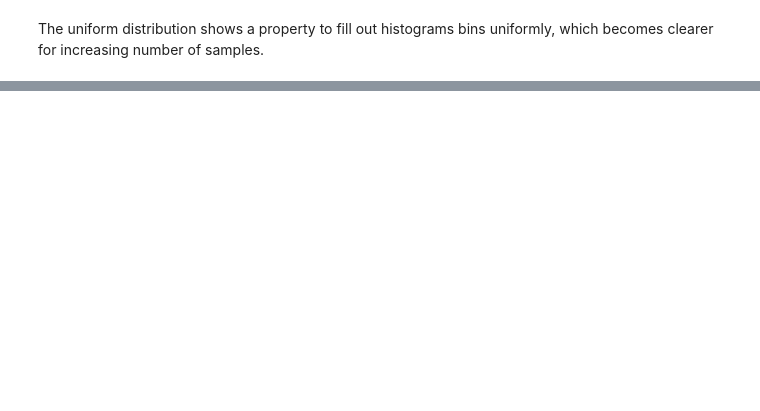
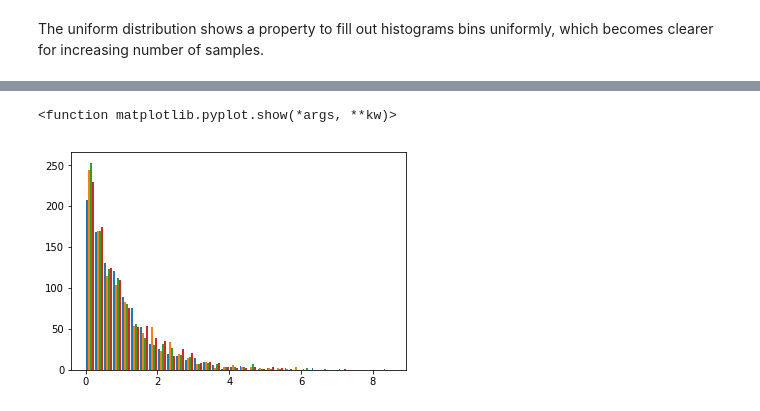
Before and after one commit to andkoc001/fun-with-numpy-random, a Jupyter notebook: exploring-random-numpy.ipynb, the cells around one changed output, grey strips where cells are left out. Saved outputs shown, nothing was run; the diff lists cells and outputs as text; code cells hidden in the pictures; blank space fills up the shorter version.

```diff
--- a/exploring-random-numpy.ipynb
+++ b/exploring-random-numpy.ipynb
@@ -280,0 +279,7 @@ Actual standard diviation:  1.591559860639869
+# %%
+a = np.random.exponential(1, [1000,4]) # the first parameter (scale) relates to time period, the second one (size) - to number of experiments (8 sets of 1000 experiments)
+plt.hist(a, bins=34)
+plt.show # this command will hide away numeral values of the output - for clarity
+# %% [output]
+<function matplotlib.pyplot.show(*args, **kw)>
+[figure, added]
```
Also changed, not shown: parts of 32 cells of this notebook, 1 other file.
